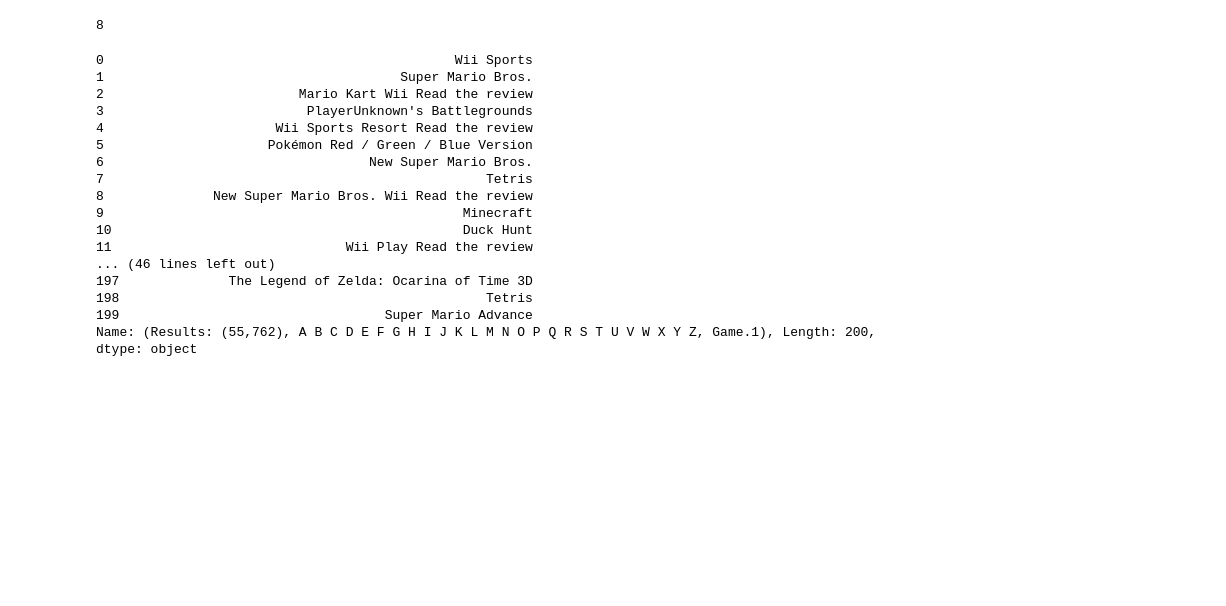
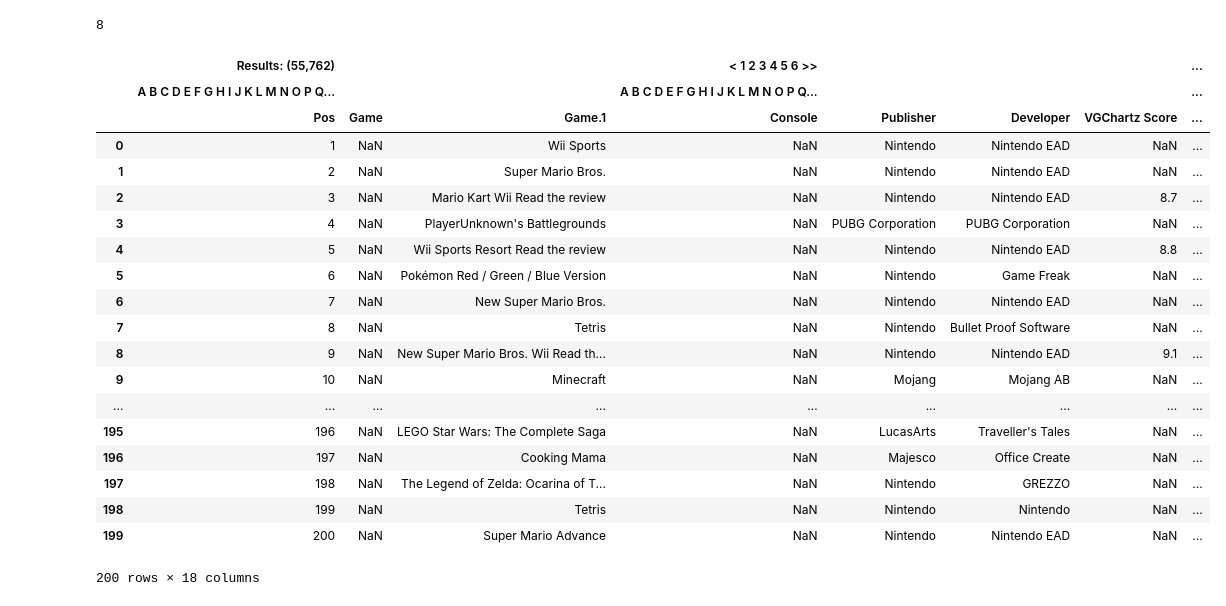
Before and after one commit to jeremyrchow/video_game_sales_data, a Jupyter notebook: exploratory_analysis.ipynb, the cells around one changed output. Drawn from its saved outputs; the diff is of its cells as text; code cells hidden in the pictures; blank space fills up the shorter version.

Commit message:
Figured out how to read everything but hyperlinks on one page

```diff
--- a/exploratory_analysis.ipynb
+++ b/exploratory_analysis.ipynb
@@ -127,5 +100,5 @@ for link in soup.find_all('a'):
 # %%
-pandas_shortcut = pd.read_html(url)
+pandas_shortcut = pd.read_html(url,header=None)
 # %%
 len(pandas_shortcut)
 # %% [output]
@@ -133,22 +106,25 @@ len(pandas_shortcut)
 # %%
 games = pandas_shortcut[6]
 # %%
-games.iloc[:,2]
+games
 # %% [output]
+|  | Results: (55,762) |  |  | < 1 2 3 4 5 6 >> |  |  |  | ... |
+|  | A B C D E F G H I J K L M N O P Q... |  |  | A B C D E F G H I J K L M N O P Q... |  |  |  | ... |
+|  | Pos | Game | Game.1 | Console | Publisher | Developer | VGChartz Score | ... |
+| 0 | 1 | NaN | Wii Sports | NaN | Nintendo | Nintendo EAD | NaN | ... |
+| 1 | 2 | NaN | Super Mario Bros. | NaN | Nintendo | Nintendo EAD | NaN | ... |
+| 2 | 3 | NaN | Mario Kart Wii Read the review | NaN | Nintendo | Nintendo EAD | 8.7 | ... |
+| 3 | 4 | NaN | PlayerUnknown's Battlegrounds | NaN | PUBG Corporation | PUBG Corporation | NaN | ... |
+| 4 | 5 | NaN | Wii Sports Resort Read the review | NaN | Nintendo | Nintendo EAD | 8.8 | ... |
+| 5 | 6 | NaN | Pokémon Red / Green / Blue Version | NaN | Nintendo | Game Freak | NaN | ... |
+| 6 | 7 | NaN | New Super Mario Bros. | NaN | Nintendo | Nintendo EAD | NaN | ... |
+| 7 | 8 | NaN | Tetris | NaN | Nintendo | Bullet Proof Software | NaN | ... |
+| 8 | 9 | NaN | New Super Mario Bros. Wii Read th... | NaN | Nintendo | Nintendo EAD | 9.1 | ... |
+| 9 | 10 | NaN | Minecraft | NaN | Mojang | Mojang AB | NaN | ... |
+| ... | ... | ... | ... | ... | ... | ... | ... | ... |
+| 195 | 196 | NaN | LEGO Star Wars: The Complete Saga | NaN | LucasArts | Traveller's Tales | NaN | ... |
+| 196 | 197 | NaN | Cooking Mama | NaN | Majesco | Office Create | NaN | ... |
+| 197 | 198 | NaN | The Legend of Zelda: Ocarina of T... | NaN | Nintendo | GREZZO | NaN | ... |
+| 198 | 199 | NaN | Tetris | NaN | Nintendo | Nintendo | NaN | ... |
+| 199 | 200 | NaN | Super Mario Advance | NaN | Nintendo | Nintendo EAD | NaN | ... |
-0                                             Wii Sports
-1                                      Super Mario Bros.
-2                         Mario Kart Wii Read the review
-3                          PlayerUnknown's Battlegrounds
-4                      Wii Sports Resort Read the review
-5                     Pokémon Red / Green / Blue Version
-6                                  New Super Mario Bros.
-7                                                 Tetris
-8              New Super Mario Bros. Wii Read the review
-9                                              Minecraft
-10                                             Duck Hunt
-11                              Wii Play Read the review
-... (46 lines left out)
-197              The Legend of Zelda: Ocarina of Time 3D
-198                                               Tetris
-199                                  Super Mario Advance
-Name: (Results: (55,762), A B C D E F G H I J K L M N O P Q R S T U V W X Y Z, Game.1), Length: 200, dtype: object
+200 rows × 18 columns
```
Also changed, not shown: parts of 21 cells of this notebook.
